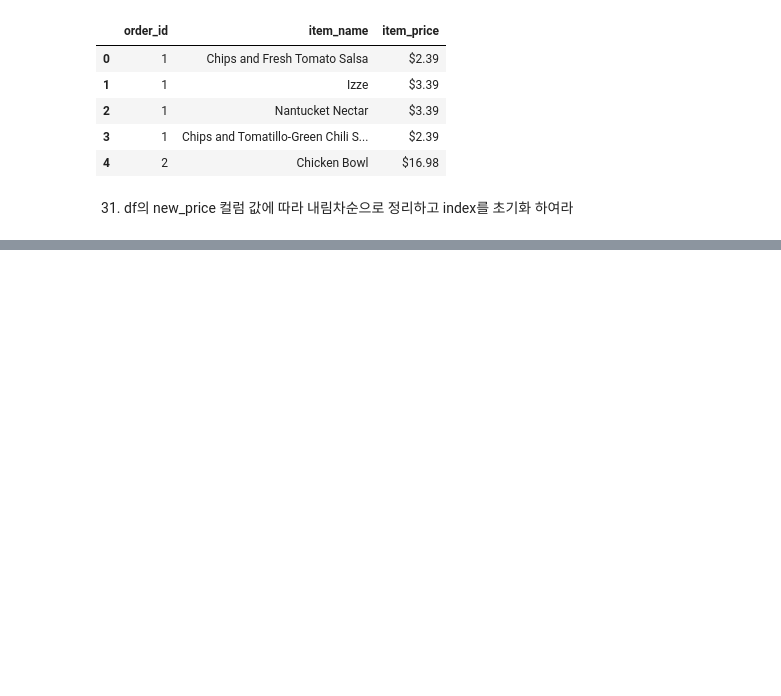
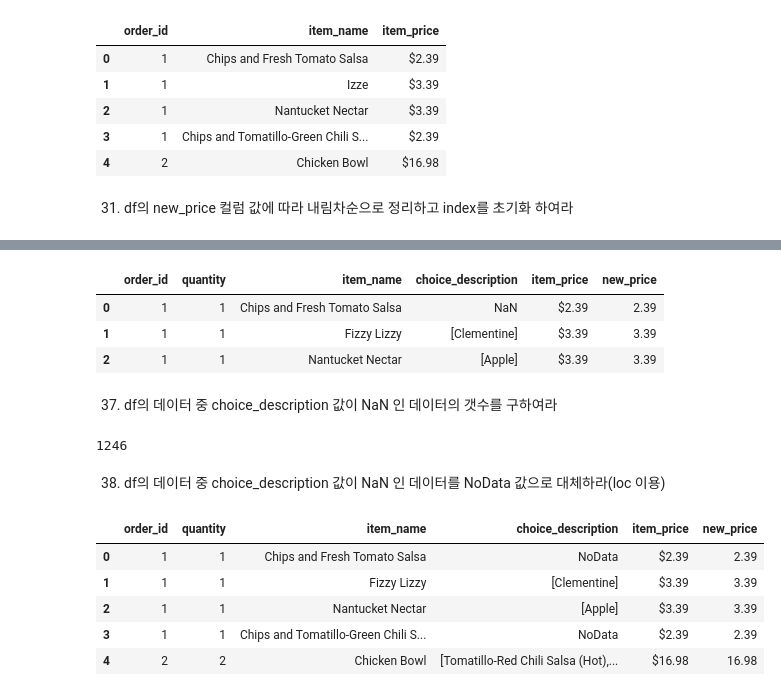
Before and after one commit to dajeong25/Study, a Jupyter notebook: python_big_data/1_2_pandas_ex.ipynb, the cells around one changed output, grey strips where cells are left out. Cells and saved outputs as stored; diff of their text form; code cells hidden in the pictures; blank space fills up the shorter version.

```diff
--- a/python_big_data/1_2_pandas_ex.ipynb
+++ b/python_big_data/1_2_pandas_ex.ipynb
@@ -429,0 +482,27 @@ df_chipo.iloc[:, ::2].head(5)
+# %%
+df_chipo3 = df_chipo.copy()
+df_chipo3.loc[df_chipo3['item_name']=='Izze', 'item_name'] = 'Fizzy Lizzy'
+df_chipo3.head(3)
+# %% [output]
+|  | order_id | quantity | item_name | choice_description | item_price | new_price |
+| 0 | 1 | 1 | Chips and Fresh Tomato Salsa | NaN | $2.39 | 2.39 |
+| 1 | 1 | 1 | Fizzy Lizzy | [Clementine] | $3.39 | 3.39 |
+| 2 | 1 | 1 | Nantucket Nectar | [Apple] | $3.39 | 3.39 |
+# %% [markdown]
+37. df의 데이터 중 choice_description 값이 NaN 인 데이터의 갯수를 구하여라
+# %%
+df_chipo.choice_description.isnull().sum()
+# %% [output]
+1246
+# %% [markdown]
+38. df의 데이터 중 choice_description 값이 NaN 인 데이터를 NoData 값으로 대체하라(loc 이용)
+# %%
+df_chipo3.loc[df_chipo3.choice_description.isnull(), 'choice_description'] = 'NoData'
+df_chipo3.head()
+# %% [output]
+|  | order_id | quantity | item_name | choice_description | item_price | new_price |
+| 0 | 1 | 1 | Chips and Fresh Tomato Salsa | NoData | $2.39 | 2.39 |
+| 1 | 1 | 1 | Fizzy Lizzy | [Clementine] | $3.39 | 3.39 |
+| 2 | 1 | 1 | Nantucket Nectar | [Apple] | $3.39 | 3.39 |
+| 3 | 1 | 1 | Chips and Tomatillo-Green Chili S... | NoData | $2.39 | 2.39 |
+| 4 | 2 | 2 | Chicken Bowl | [Tomatillo-Red Chili Salsa (Hot),... | $16.98 | 16.98 |
```
Also changed, not shown: parts of 25 cells of this notebook.
